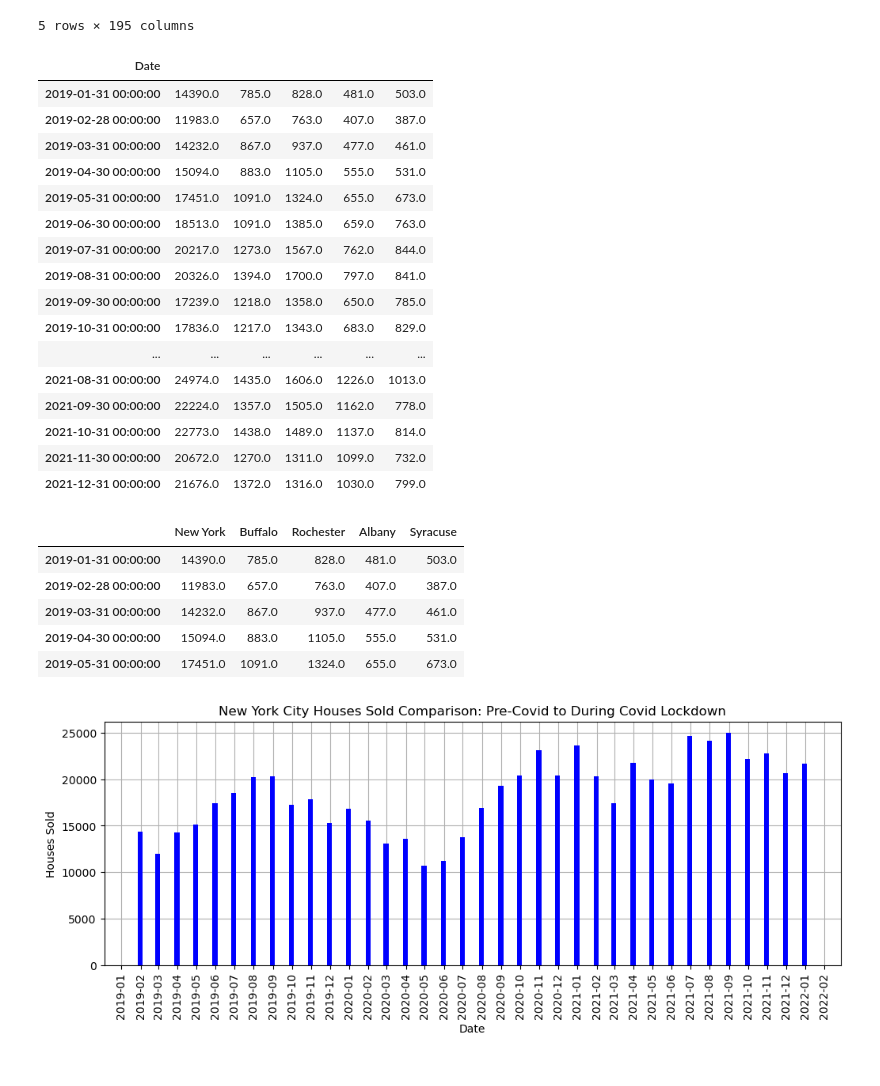
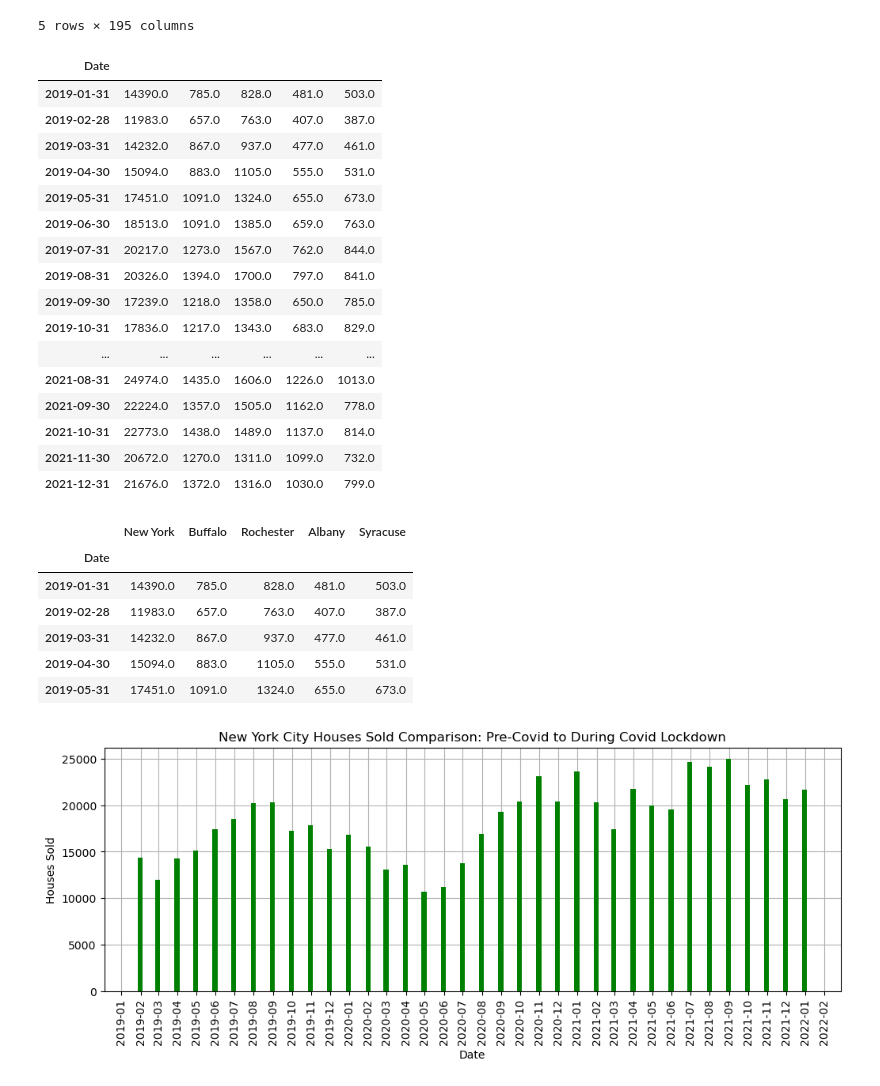
Before and after one commit to McKala1/Project-1, a Jupyter notebook: OSU_AI_Project_1_Nick.ipynb, the cells around one changed output. Drawn from its saved outputs; the diff is of its cells as text; code cells hidden in the pictures.

```diff
--- a/OSU_AI_Project_1_Nick.ipynb
+++ b/OSU_AI_Project_1_Nick.ipynb
@@ -424,8 +428,8 @@ plt.show()
 [figure]
 # %%
 #Exploring New York City data
-new_york_sales_df = metro_sales_count_renamed.loc[(metro_sales_count_renamed['State'] == 'NY')]
-new_york_sales_df
+covid_study_nyc = metro_sales_count_renamed.loc[(metro_sales_count_renamed['State'] == 'NY')]
+covid_study_nyc
 # %% [output]
 |  | Region ID | Size Rank | Region Name | Region Type | State | 2/29/2008 | 3/31/2008 | 4/30/2008 | 5/31/2008 | ... |
 | 1 | 394913 | 1 | New York, NY | msa | NY | 8591 | 8967 | 9977 | 10232 | ... |
@@ -436,37 +440,39 @@ new_york_sales_df
 5 rows × 195 columns
 # %%
 #Transposing New York data
-new_york_sales_df = new_york_sales_df.loc[:, '1/31/2019':'12/31/2021']
-new_york_sales_df.columns = pd.to_datetime(new_york_sales_df.columns)
-new_york_sales_df['Date'] = ''
-new_york_sales_df = new_york_sales_df.set_index('Date').T
-new_york_sales_df
+covid_study_nyc = covid_study_nyc.loc[:, '1/31/2019':'12/31/2021']
+covid_study_nyc.columns = pd.to_datetime(covid_study_nyc.columns).date
+covid_study_nyc['Date'] = ''
+covid_study_nyc = covid_study_nyc.set_index('Date').T
+covid_study_nyc
 # %% [output]
 | Date |  |  |  |  |  |
-| 2019-01-31 00:00:00 | 14390.0 | 785.0 | 828.0 | 481.0 | 503.0 |
-| 2019-02-28 00:00:00 | 11983.0 | 657.0 | 763.0 | 407.0 | 387.0 |
-| 2019-03-31 00:00:00 | 14232.0 | 867.0 | 937.0 | 477.0 | 461.0 |
-| 2019-04-30 00:00:00 | 15094.0 | 883.0 | 1105.0 | 555.0 | 531.0 |
-| 2019-05-31 00:00:00 | 17451.0 | 1091.0 | 1324.0 | 655.0 | 673.0 |
-| 2019-06-30 00:00:00 | 18513.0 | 1091.0 | 1385.0 | 659.0 | 763.0 |
-| 2019-07-31 00:00:00 | 20217.0 | 1273.0 | 1567.0 | 762.0 | 844.0 |
-| 2019-08-31 00:00:00 | 20326.0 | 1394.0 | 1700.0 | 797.0 | 841.0 |
-| 2019-09-30 00:00:00 | 17239.0 | 1218.0 | 1358.0 | 650.0 | 785.0 |
-| 2019-10-31 00:00:00 | 17836.0 | 1217.0 | 1343.0 | 683.0 | 829.0 |
+| 2019-01-31 | 14390.0 | 785.0 | 828.0 | 481.0 | 503.0 |
+| 2019-02-28 | 11983.0 | 657.0 | 763.0 | 407.0 | 387.0 |
+| 2019-03-31 | 14232.0 | 867.0 | 937.0 | 477.0 | 461.0 |
+| 2019-04-30 | 15094.0 | 883.0 | 1105.0 | 555.0 | 531.0 |
+| 2019-05-31 | 17451.0 | 1091.0 | 1324.0 | 655.0 | 673.0 |
+| 2019-06-30 | 18513.0 | 1091.0 | 1385.0 | 659.0 | 763.0 |
+| 2019-07-31 | 20217.0 | 1273.0 | 1567.0 | 762.0 | 844.0 |
+| 2019-08-31 | 20326.0 | 1394.0 | 1700.0 | 797.0 | 841.0 |
+| 2019-09-30 | 17239.0 | 1218.0 | 1358.0 | 650.0 | 785.0 |
+| 2019-10-31 | 17836.0 | 1217.0 | 1343.0 | 683.0 | 829.0 |
 | ... | ... | ... | ... | ... | ... |
-| 2021-08-31 00:00:00 | 24974.0 | 1435.0 | 1606.0 | 1226.0 | 1013.0 |
-| 2021-09-30 00:00:00 | 22224.0 | 1357.0 | 1505.0 | 1162.0 | 778.0 |
-| 2021-10-31 00:00:00 | 22773.0 | 1438.0 | 1489.0 | 1137.0 | 814.0 |
-| 2021-11-30 00:00:00 | 20672.0 | 1270.0 | 1311.0 | 1099.0 | 732.0 |
-| 2021-12-31 00:00:00 | 21676.0 | 1372.0 | 1316.0 | 1030.0 | 799.0 |
+| 2021-08-31 | 24974.0 | 1435.0 | 1606.0 | 1226.0 | 1013.0 |
+| 2021-09-30 | 22224.0 | 1357.0 | 1505.0 | 1162.0 | 778.0 |
+| 2021-10-31 | 22773.0 | 1438.0 | 1489.0 | 1137.0 | 814.0 |
+| 2021-11-30 | 20672.0 | 1270.0 | 1311.0 | 1099.0 | 732.0 |
+| 2021-12-31 | 21676.0 | 1372.0 | 1316.0 | 1030.0 | 799.0 |
 # %%
-new_york_sales_df.columns = ['New York', 'Buffalo', 'Rochester', 'Albany', 'Syracuse']
-new_york_sales_df.head()
+covid_study_nyc.columns = ['New York', 'Buffalo', 'Rochester', 'Albany', 'Syracuse']
+covid_study_nyc.index.name = 'Date'
+covid_study_nyc.head()
 # %% [output]
 |  | New York | Buffalo | Rochester | Albany | Syracuse |
-| 2019-01-31 00:00:00 | 14390.0 | 785.0 | 828.0 | 481.0 | 503.0 |
-| 2019-02-28 00:00:00 | 11983.0 | 657.0 | 763.0 | 407.0 | 387.0 |
-| 2019-03-31 00:00:00 | 14232.0 | 867.0 | 937.0 | 477.0 | 461.0 |
-| 2019-04-30 00:00:00 | 15094.0 | 883.0 | 1105.0 | 555.0 | 531.0 |
-| 2019-05-31 00:00:00 | 17451.0 | 1091.0 | 1324.0 | 655.0 | 673.0 |
+| Date |  |  |  |  |  |
+| 2019-01-31 | 14390.0 | 785.0 | 828.0 | 481.0 | 503.0 |
+| 2019-02-28 | 11983.0 | 657.0 | 763.0 | 407.0 | 387.0 |
+| 2019-03-31 | 14232.0 | 867.0 | 937.0 | 477.0 | 461.0 |
+| 2019-04-30 | 15094.0 | 883.0 | 1105.0 | 555.0 | 531.0 |
+| 2019-05-31 | 17451.0 | 1091.0 | 1324.0 | 655.0 | 673.0 |
 # %%
@@ -475,16 +481,16 @@ tick_locations = [value for value in x_axis]
 # %%
 plt.figure(figsize=(12, 4))
 
-plt.bar(new_york_sales_df.index, new_york_sales_df['New York'], color='b', alpha=1, align='center', width=8, zorder=3)
+plt.bar(covid_study_nyc.index, covid_study_nyc['New York'], color='g', alpha=1, align='center', width=8, zorder=3)
 plt.grid(zorder=0)
 
 plt.gca().xaxis.set_major_locator(MonthLocator())
 plt.xticks(rotation='vertical')
 
 plt.title("New York City Houses Sold Comparison: Pre-Covid to During Covid Lockdown")
 plt.xlabel('Date')
 plt.ylabel('Houses Sold')
 
 plt.show()
 # %% [output]
-[figure, old version]
+[figure, new version]
```
Also changed, not shown: parts of 11 cells of this notebook.
